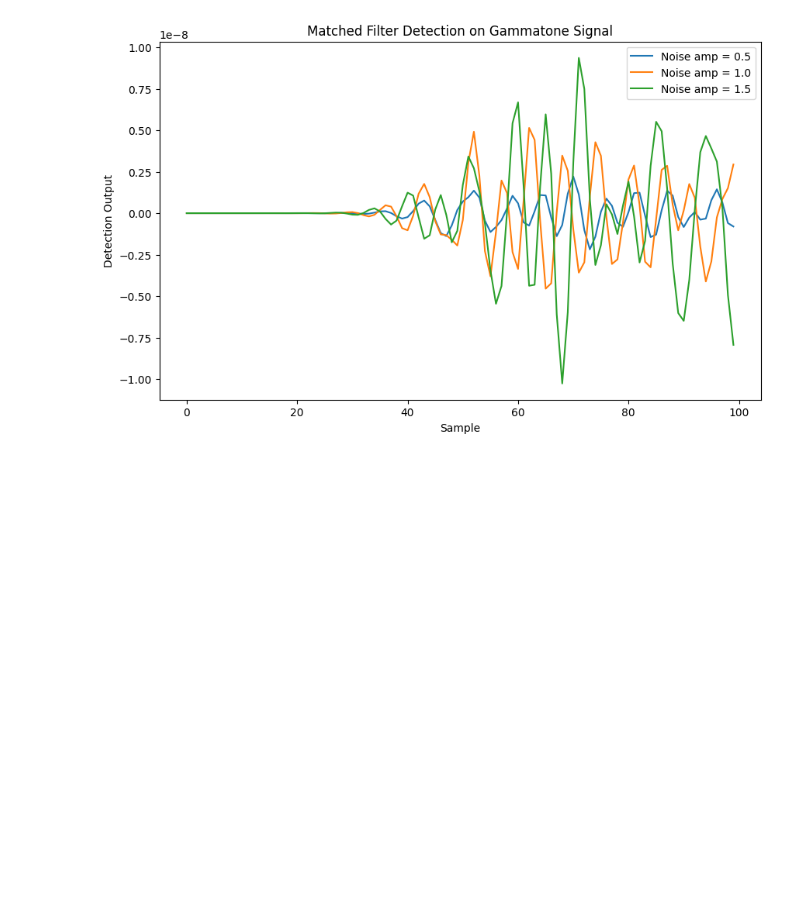
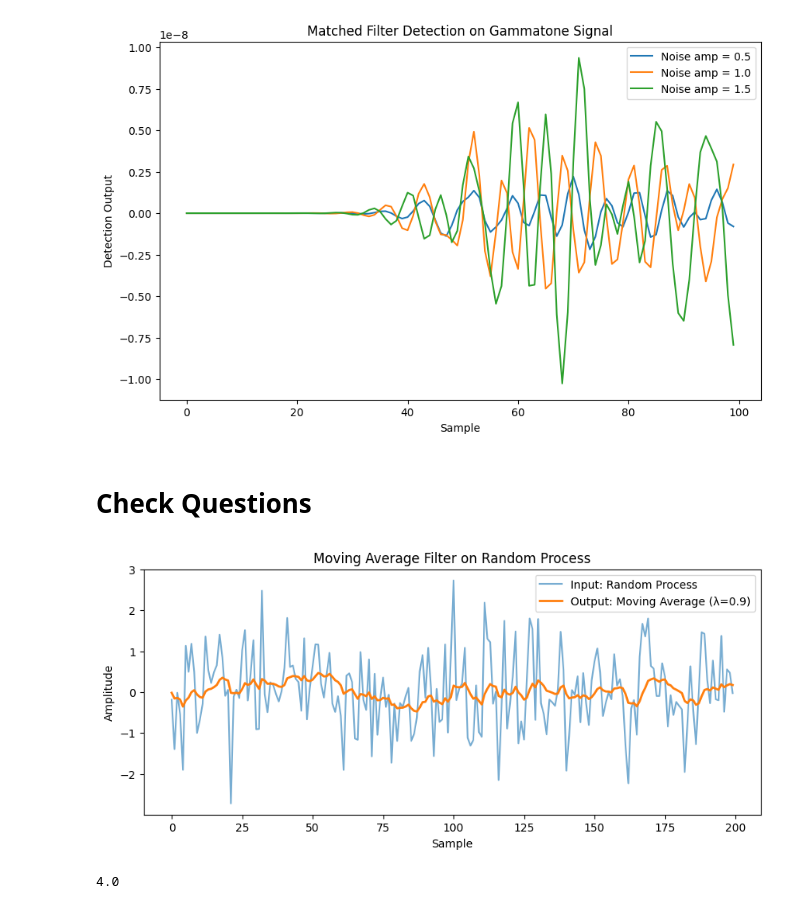
Before and after one commit to RyanL72/CSDS_364, a Jupyter notebook: Assignment_A3b/A3b_rhl72.ipynb, the cells around one changed output. Drawn from its saved outputs; the diff is of its cells as text; code cells hidden in the pictures; blank space fills up the shorter version.

```diff
--- a/Assignment_A3b/A3b_rhl72.ipynb
+++ b/Assignment_A3b/A3b_rhl72.ipynb
@@ -23,7 +23,7 @@ $$
 # %%
 N = 200
 sigma_val = 1
-lam = 0.8
+lam = 0.9
 
 x_rand = randprocess(N, sigma=sigma_val)
 y_movavg = movingavg(x_rand, lam=lam)
@@ -351,3 +351,42 @@ plt.legend()
 plt.show()
 # %% [output]
 [figure]
+# %% [markdown]
+# Check Questions
+# %%
+# Question 4
+# Sampling settings
+fs = 2000  # Sampling frequency in Hz
+duration = 0.1  # seconds
+N = int(fs * duration)  # Total number of samples
+
+# Question 3: Moving average filter on a random process
+def movingavg(x, lam=0.9):
+    """Implements the recursive moving average filter."""
+    y = np.zeros_like(x)
+    for n in range(len(x)):
+        if n == 0:
+            y[n] = (1 - lam) * x[n]
+        else:
+            y[n] = lam * y[n-1] + (1 - lam) * x[n]
+    return y
+
+# Generate random process with sigma = 1.0
+x_rand = np.random.normal(0, 1.0, N)
+y_movavg = movingavg(x_rand, lam=0.9)
+
+plt.figure(figsize=(10,4))
+plt.plot(x_rand, label='Input: Random Process', alpha=0.6)
+plt.plot(y_movavg, label='Output: Moving Average (λ=0.9)', linewidth=2)
+plt.title("Moving Average Filter on Random Process")
+plt.xlabel("Sample")
+plt.ylabel("Amplitude")
+plt.legend()
+plt.show()
+
+# Question 3: Effective delay calculation for lambda = 0.75
+effective_delay = 1 / (1 - 0.75)
+effective_delay
+# %% [output]
+[figure, added]
+4.0
```
Also changed, not shown: parts of 9 cells of this notebook.
